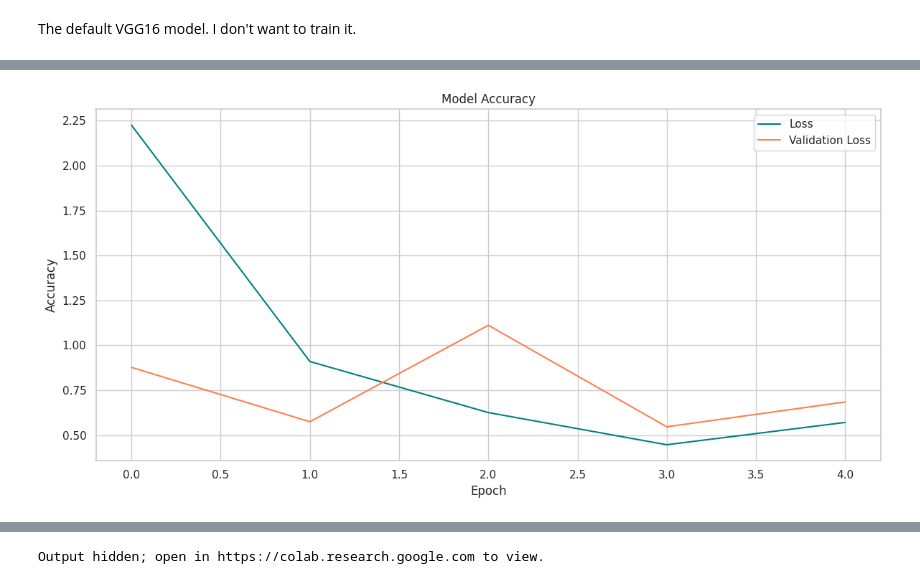
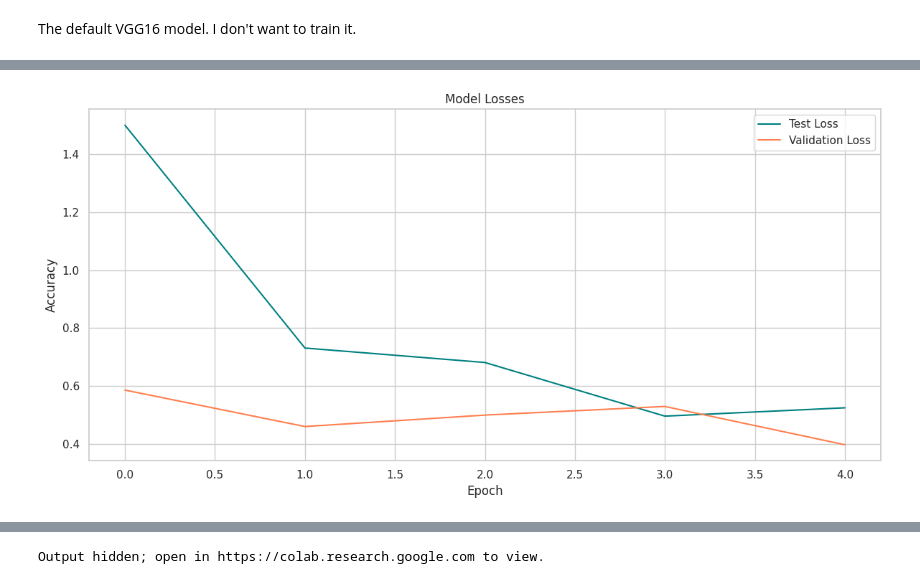
Before and after one commit to FragariaChemist/ravelry_project, a Jupyter notebook: code/ravelry_image_code.ipynb, the cells around one changed output, grey strips where cells are left out. Drawn from its saved outputs; the diff is of its cells as text; code cells hidden in the pictures.

Commit message:
updated image_code notebook

```diff
--- a/code/ravelry_image_code.ipynb
+++ b/code/ravelry_image_code.ipynb
@@ -88,14 +99,14 @@ train_gen = train_datagen.flow_from_directory(
     train_images,
     target_size=(224,224),
     batch_size=7,
-    class_mode='categorical' # this is set to categorical because I'm dealing with more than two categories
+    class_mode='sparse' # this is set to categorical because I'm dealing with more than two categories
 )
 
 test_gen = test_datagen.flow_from_directory(
     test_images,
     target_size=(224,224),
     batch_size=3,
-    class_mode = 'categorical'
+    class_mode = 'sparse'
 
 )
 # %% [output]
@@ -118,7 +129,7 @@ model = keras.Sequential([
 # %%
 # Compile model
 model.compile(
-    loss = 'categorical_crossentropy',
+    loss = 'sparse_categorical_crossentropy',
     optimizer = 'adam',
     metrics = ['acc']
 )
@@ -148,19 +159,19 @@ model.save('ravimg.keras')
 # %%
 # Plot size
 plt.figure(figsize = (12,6))
 
 plt.plot(history.history['loss'], c = 'teal')
 plt.plot(history.history['val_loss'], c = 'coral')
-plt.title('Model Accuracy')
+plt.title('Model Losses')
 plt.ylabel('Accuracy')
 plt.xlabel('Epoch')
-plt.legend(['Loss','Validation Loss'])
+plt.legend(['Test Loss','Validation Loss'])
 
 plt.tight_layout()
 
 plt.savefig('/content/drive/My Drive/ravelry_project/plots/vgg16_loss', dpi = 192);
 # %% [output]
-[figure, old version]
+[figure, new version]
 # %%
 # Model Accuracy?
 model.evaluate(test_gen)
```
Also changed, not shown: parts of 24 cells of this notebook.
